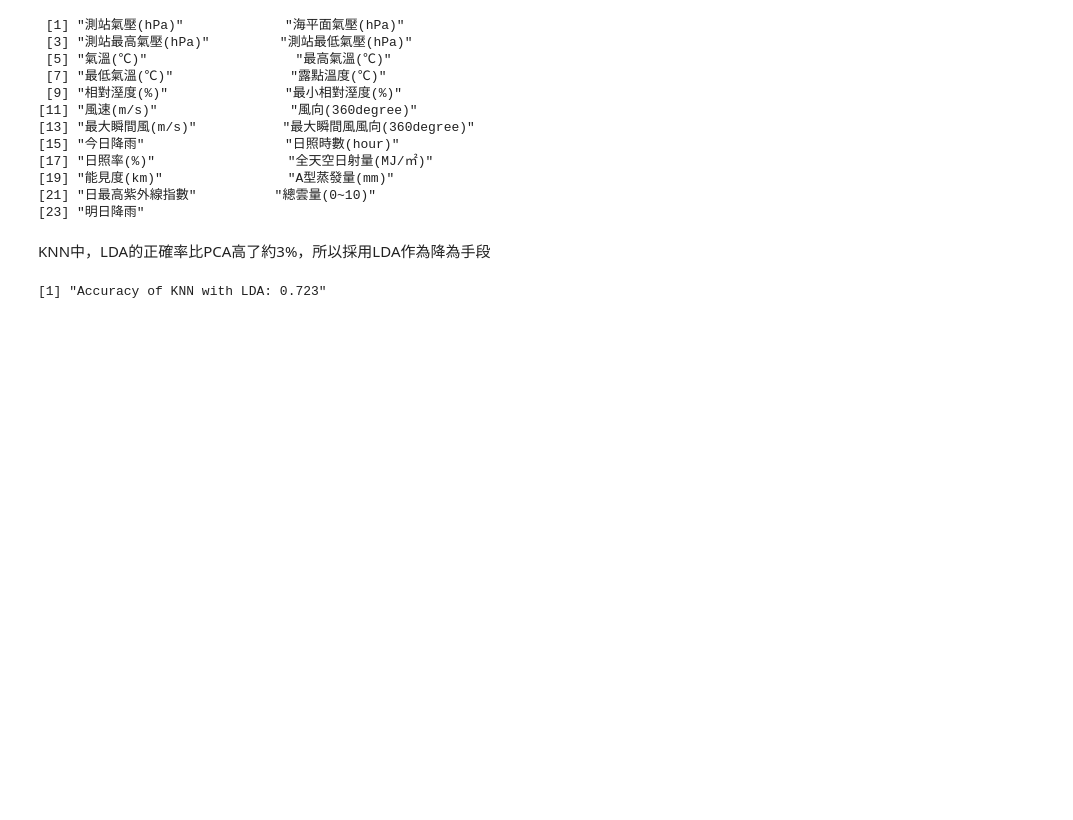
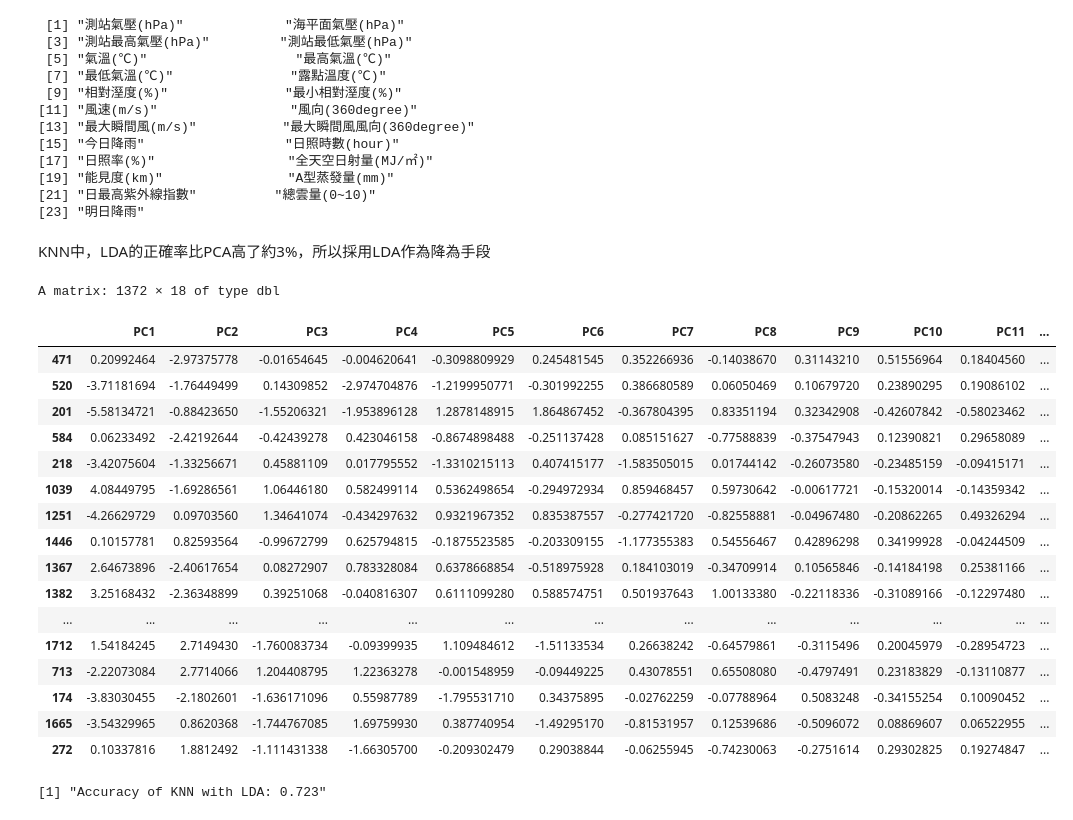
Before and after one commit to ILoveSorasakiHina/Rain-prediction-Knn, a Jupyter notebook: eda.ipynb, the cells around one changed output. Cells and saved outputs as stored; diff of their text form; code cells hidden in the pictures; blank space fills up the shorter version.

```diff
--- a/eda.ipynb
+++ b/eda.ipynb
@@ -364,7 +420,28 @@ X_test_lda <- predict(lda_model, X_test)$x
 # %%
 pca_model <- prcomp(X_train, center = TRUE, scale. = TRUE)
 X_train_pca <- predict(pca_model, X_train)
 X_test_pca <- predict(pca_model, X_test)
+
+X_train_pca
+# %% [output]
+A matrix: 1372 × 18 of type dbl
+|  | PC1 | PC2 | PC3 | PC4 | PC5 | PC6 | PC7 | PC8 | PC9 | PC10 | PC11 | ... |
+| 471 | 0.20992464 | -2.97375778 | -0.01654645 | -0.004620641 | -0.3098809929 | 0.245481545 | 0.352266936 | -0.14038670 | 0.31143210 | 0.51556964 | 0.18404560 | ... |
+| 520 | -3.71181694 | -1.76449499 | 0.14309852 | -2.974704876 | -1.2199950771 | -0.301992255 | 0.386680589 | 0.06050469 | 0.10679720 | 0.23890295 | 0.19086102 | ... |
+| 201 | -5.58134721 | -0.88423650 | -1.55206321 | -1.953896128 | 1.2878148915 | 1.864867452 | -0.367804395 | 0.83351194 | 0.32342908 | -0.42607842 | -0.58023462 | ... |
+| 584 | 0.06233492 | -2.42192644 | -0.42439278 | 0.423046158 | -0.8674898488 | -0.251137428 | 0.085151627 | -0.77588839 | -0.37547943 | 0.12390821 | 0.29658089 | ... |
+| 218 | -3.42075604 | -1.33256671 | 0.45881109 | 0.017795552 | -1.3310215113 | 0.407415177 | -1.583505015 | 0.01744142 | -0.26073580 | -0.23485159 | -0.09415171 | ... |
+| 1039 | 4.08449795 | -1.69286561 | 1.06446180 | 0.582499114 | 0.5362498654 | -0.294972934 | 0.859468457 | 0.59730642 | -0.00617721 | -0.15320014 | -0.14359342 | ... |
+| 1251 | -4.26629729 | 0.09703560 | 1.34641074 | -0.434297632 | 0.9321967352 | 0.835387557 | -0.277421720 | -0.82558881 | -0.04967480 | -0.20862265 | 0.49326294 | ... |
+| 1446 | 0.10157781 | 0.82593564 | -0.99672799 | 0.625794815 | -0.1875523585 | -0.203309155 | -1.177355383 | 0.54556467 | 0.42896298 | 0.34199928 | -0.04244509 | ... |
+| 1367 | 2.64673896 | -2.40617654 | 0.08272907 | 0.783328084 | 0.6378668854 | -0.518975928 | 0.184103019 | -0.34709914 | 0.10565846 | -0.14184198 | 0.25381166 | ... |
+| 1382 | 3.25168432 | -2.36348899 | 0.39251068 | -0.040816307 | 0.6111099280 | 0.588574751 | 0.501937643 | 1.00133380 | -0.22118336 | -0.31089166 | -0.12297480 | ... |
+| ... | ... | ... | ... | ... | ... | ... | ... | ... | ... | ... | ... | ... |
+| 1712 | 1.54184245 | 2.7149430 | -1.760083734 | -0.09399935 | 1.109484612 | -1.51133534 | 0.26638242 | -0.64579861 | -0.3115496 | 0.20045979 | -0.28954723 | ... |
+| 713 | -2.22073084 | 2.7714066 | 1.204408795 | 1.22363278 | -0.001548959 | -0.09449225 | 0.43078551 | 0.65508080 | -0.4797491 | 0.23183829 | -0.13110877 | ... |
+| 174 | -3.83030455 | -2.1802601 | -1.636171096 | 0.55987789 | -1.795531710 | 0.34375895 | -0.02762259 | -0.07788964 | 0.5083248 | -0.34155254 | 0.10090452 | ... |
+| 1665 | -3.54329965 | 0.8620368 | -1.744767085 | 1.69759930 | 0.387740954 | -1.49295170 | -0.81531957 | 0.12539686 | -0.5096072 | 0.08869607 | 0.06522955 | ... |
+| 272 | 0.10337816 | 1.8812492 | -1.111431338 | -1.66305700 | -0.209302479 | 0.29038844 | -0.06255945 | -0.74230063 | -0.2751614 | 0.29302825 | 0.19274847 | ... |
 # %%
 k <- 7
 knn_model1 <- knn(train = X_train_lda, test = X_test_lda, cl = y_train, k = k)
```
Also changed, not shown: parts of 8 cells of this notebook, 4 other files.
